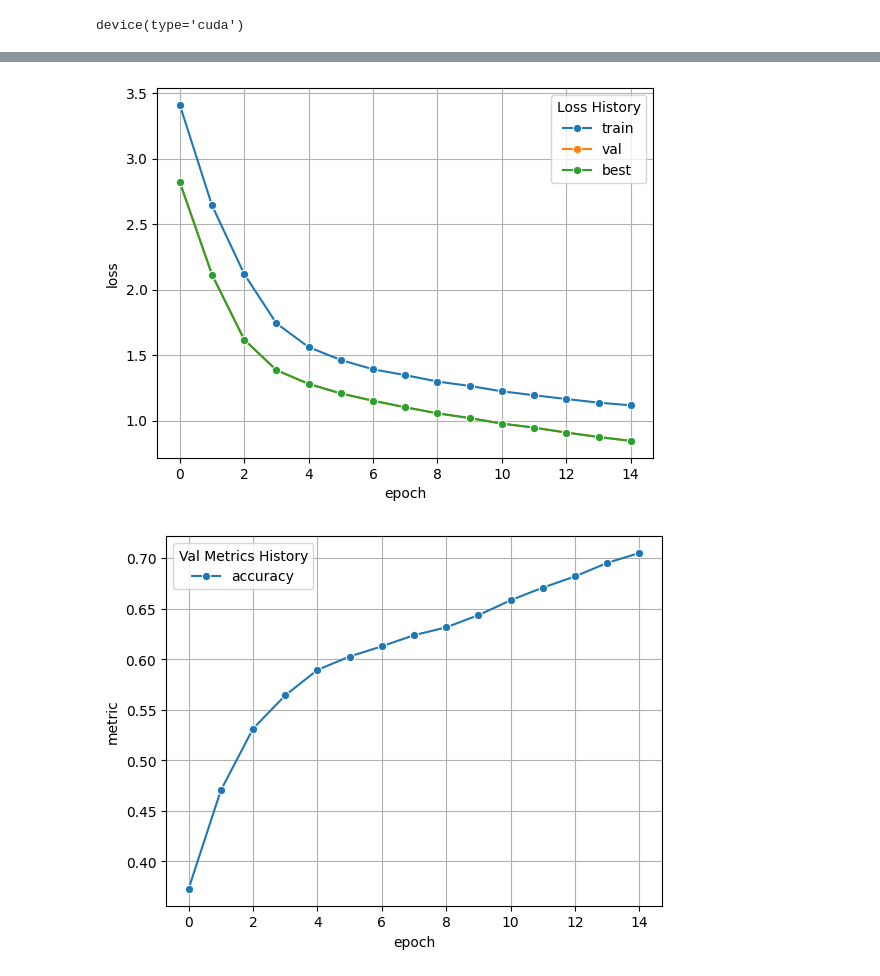
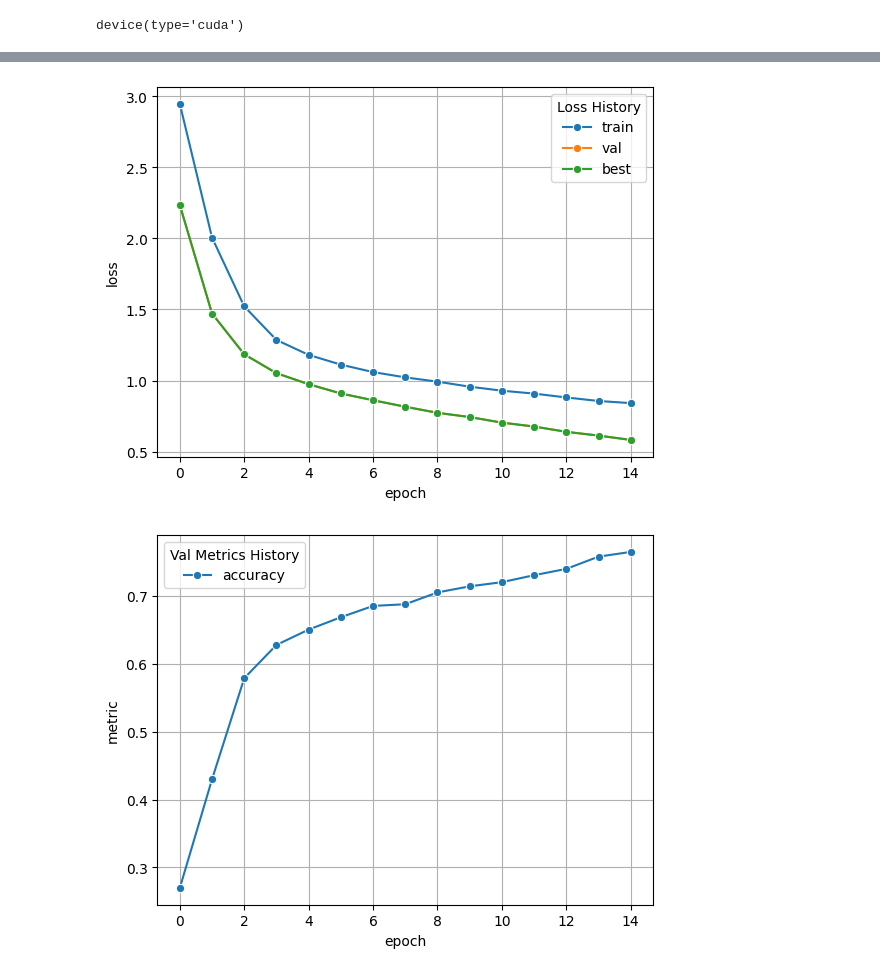
Before and after one commit to artmtt/pytorch-transformer, a Jupyter notebook: notebooks/simple_tests.ipynb, the cells around one changed output, grey strips where cells are left out. Cells and saved outputs as stored; diff of their text form; code cells hidden in the pictures.

```diff
--- a/notebooks/simple_tests.ipynb
+++ b/notebooks/simple_tests.ipynb
@@ -100,7 +100,7 @@ class CopyPasteDataset(Dataset):
             'tgt_token_num': self.tgt_token_num[idx]
         }
 # %%
-def generate_copy_paste_sample(max_seq_len: int, pad_token_val: int, start_token_val: int, end_token_val: int, sample_values: torch.Tensor):
+def generate_data_sample(max_seq_len: int, pad_token_val: int, start_token_val: int, end_token_val: int, sample_values: torch.Tensor):
     sample_len = random.randint(3, max_seq_len)
     # Generate random values
     sample = sample_values[torch.randint(0, sample_values.size(0), size=(sample_len,))]
@@ -114,16 +114,16 @@ def generate_copy_paste_sample(max_seq_len: int, pad_token_val: int, start_token
     sample = sample.requires_grad_(False).detach()
     return sample
 # %%
-def copy_paste_data_generation(sample_num: int, sample_values: torch.Tensor, max_seq_len: int, train_size: float = 0.7, test_size: float = 0.2, pad_token_val = 0, start_token_val = 1, end_token_val = 2):
+def simple_test_data_generation(sample_num: int, sample_values: torch.Tensor, max_seq_len: int, train_size: float = 0.7, test_size: float = 0.2, pad_token_val = 0, start_token_val = 1, end_token_val = 2):
     src, tgt = torch.empty(0, max_seq_len, dtype=torch.int32), torch.empty(0, max_seq_len, dtype=torch.int32)
 
     for _ in range(sample_num):
-        sample = generate_copy_paste_sample(max_seq_len, pad_token_val, start_token_val, end_token_val, sample_values)
+        sample = generate_data_sample(max_seq_len, pad_token_val, start_token_val, end_token_val, sample_values)
         sample.unsqueeze_(0)
         src = torch.cat([src, sample])
         # Copy-Paste Task
         # tgt = torch.cat([tgt, sample.clone()])
-        # Sort Task
+        # Sorting Task
         sorted_sample = sample.clone()
         sorted_sample[1:-1], _ = torch.sort(sorted_sample[1:-1])
         tgt = torch.cat([
@@ -138,7 +138,7 @@ def copy_paste_data_generation(sample_num: int, sample_values: torch.Tensor, max
     test_src, test_tgt = src[train_len : train_len+test_len], tgt[train_len : train_len+test_len]
     val_src, val_tgt = src[train_len+test_len:], tgt[train_len+test_len:]
 
-    train_dataset, test_dataset, val_dataset = CopyPasteDataset(train_src, train_tgt, pad_token_val), CopyPasteDataset(test_src, test_tgt, pad_token_val), CopyPasteDataset(val_src, val_tgt, pad_token_val)
+    train_dataset, test_dataset, val_dataset = SimpleTestDataset(train_src, train_tgt, pad_token_val), SimpleTestDataset(test_src, test_tgt, pad_token_val), SimpleTestDataset(val_src, val_tgt, pad_token_val)
     return train_dataset, test_dataset, val_dataset
 # %%
 def calculate_accuracy(predictions: List[List[int]], references: List[List[int]]) -> float:
@@ -154,7 +154,7 @@ def calculate_accuracy(predictions: List[List[int]], references: List[List[int]]
 # %%
 def run_sample_custom_test(max_seq_len: int, pad_token_val: int, start_token_val: int, end_token_val: int, sample_values: torch.Tensor, model, src: torch.Tensor = None):
     if src is None:
-        src = generate_copy_paste_sample(max_seq_len, pad_token_val=pad_token_val, start_token_val=start_token_val, end_token_val=end_token_val, sample_values=sample_values).unsqueeze(0)
+        src = generate_data_sample(max_seq_len, pad_token_val=pad_token_val, start_token_val=start_token_val, end_token_val=end_token_val, sample_values=sample_values).unsqueeze(0)
     src_mask = torch.stack([(seq != pad_token_val).unsqueeze(0).type_as(seq) for seq in src])
     tgt = model.generate_sequences(src, src_mask)
 
@@ -162,7 +162,7 @@ def run_sample_custom_test(max_seq_len: int, pad_token_val: int, start_token_val
     print(f'- Input: {src.squeeze(0)}')
     print(f'- Output: {tgt.squeeze(0)}')
 # %%
-def copy_paste_test_case(epochs, vocab_len = 10, max_seq_len = 10, data_sample_num = 5000, batch_size = 40, use_custom_loss = False, save_model = False, checkpoint_save_freq = 0, verbose_batch_freq = 20):
+def run_simple_test(epochs, vocab_len = 10, max_seq_len = 10, data_sample_num = 5000, batch_size = 40, use_custom_loss = False, save_model = False, checkpoint_save_freq = 0, verbose_batch_freq = 20):
     optim_lr = 0.001 # 0.0001
     optim_betas = (0.9, 0.98)
     optim_eps = 1e-9
@@ -178,7 +178,7 @@ def copy_paste_test_case(epochs, vocab_len = 10, max_seq_len = 10, data_sample_n
 
     sample_values = torch.tensor([val for val in range(vocab_len) if val not in special_tokens])
 
-    train_dataset, test_dataset, val_dataset = copy_paste_data_generation(data_sample_num, sample_values, max_seq_len, pad_token_val=pad_token_val, start_token_val=start_token_val, end_token_val=end_token_val)
+    train_dataset, test_dataset, val_dataset = simple_test_data_generation(data_sample_num, sample_values, max_seq_len, pad_token_val=pad_token_val, start_token_val=start_token_val, end_token_val=end_token_val)
     test_loader = DataLoader(test_dataset, batch_size=batch_size, shuffle=False)
 
     model = Transformer(vocab_len, vocab_len, start_token_val, end_token_val, pad_token_val, max_seq_len, max_seq_len, num_encoder_layers=num_encoder_layers, num_decoder_layers=num_decoder_layers, device=DEVICE)
@@ -196,7 +196,7 @@ def copy_paste_test_case(epochs, vocab_len = 10, max_seq_len = 10, data_sample_n
         optimizer=optim.Adam(model.parameters(), optim_lr, optim_betas, optim_eps),
         d_model=model.d_model,
         factor=1.0,
-        warmup_steps=400
+        warmup_steps=500
     )
 
     loss_calculator = LossCalculator(
@@ -219,7 +219,7 @@ def copy_paste_test_case(epochs, vocab_len = 10, max_seq_len = 10, data_sample_n
         batch_size=batch_size,
         checkpoint_save_freq=checkpoint_save_freq,
         model_save_path=model_save_path,
-        model_save_prefix='best_model_copy_paste',
+        model_save_prefix='best_model_simple_test',
     )
 
     # Train model
@@ -236,7 +236,8 @@ def copy_paste_test_case(epochs, vocab_len = 10, max_seq_len = 10, data_sample_n
     print('')
 
     # Custom Test
-    custom_test_src = sample_values[:min(8, sample_values.size(0)-1)]
+    custom_test_src = sample_values[:min(5, sample_values.size(0)-1)]
+    random.shuffle(custom_test_src)
     custom_test_src[0], custom_test_src[-1] = start_token_val, end_token_val
     custom_test_src.unsqueeze_(0)
     run_sample_custom_test(
@@ -270,9 +271,9 @@ def copy_paste_test_case(epochs, vocab_len = 10, max_seq_len = 10, data_sample_n
     plt.show()
 # %%
 # Cross Entropy Loss
-copy_paste_test_case(
+run_simple_test(
     epochs=15,
-    vocab_len=10,
+    vocab_len=5,
     max_seq_len=10,
     data_sample_num=8000,
     batch_size=40,
@@ -301,4 +302,4 @@ Custom test:
-[figure, old version]
+[figure, new version]
-[figure, old version]
+[figure, new version]
 # %%
 # KLDivLoss
```
Also changed, not shown: parts of 5 cells of this notebook.
